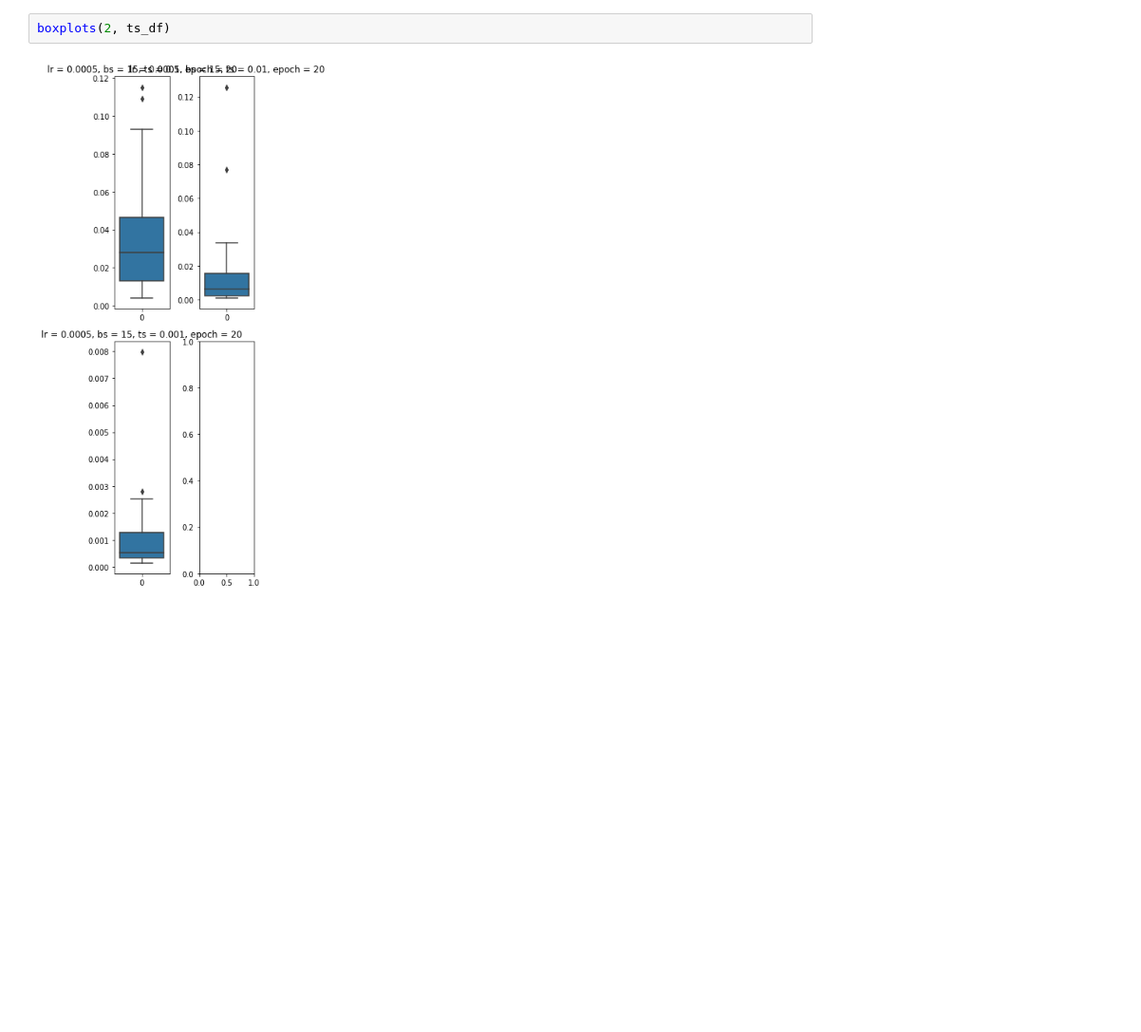
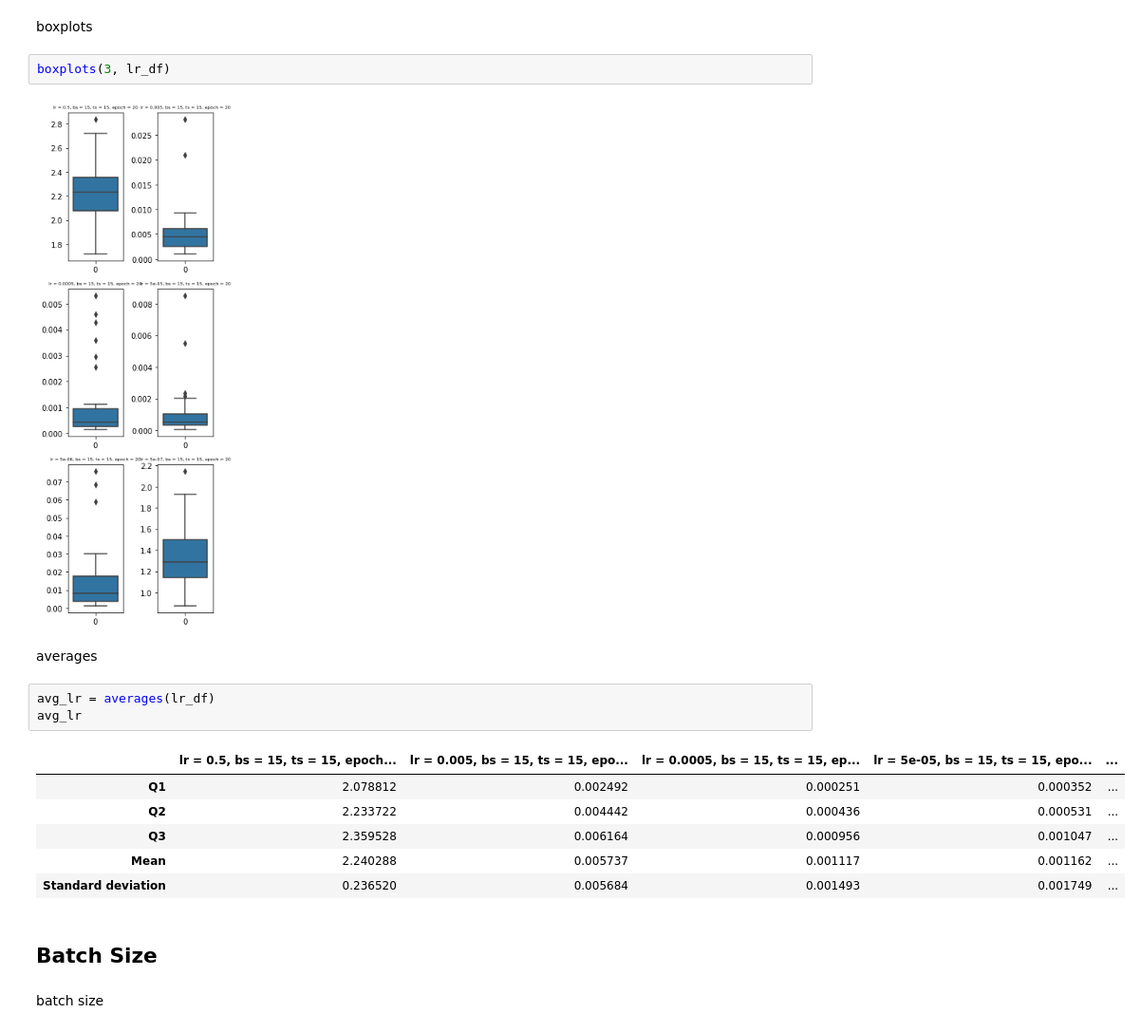
Before and after one commit to runnily/3095-Simulations-of-hybrid-systems-using-neural-networks, a Jupyter notebook: plots/Box plots/Van der Pol.ipynb, the cells around one changed output. Shown: that part at 95% size. Cells and saved outputs as stored; diff of their text form; blank space fills up the shorter version.

```diff
--- a/plots/Box plots/Van der Pol.ipynb
+++ b/plots/Box plots/Van der Pol.ipynb
@@ -29,4 +34,22 @@ ts_df
+# %% [markdown]
+boxplots
+# %%
+boxplots(3, lr_df)
+# %% [output]
+[figure, added]
+# %% [markdown]
+averages
 # %%
-boxplots(2, ts_df)
+avg_lr = averages(lr_df)
+avg_lr
 # %% [output]
-[figure, removed]
+|  | lr = 0.5, bs = 15, ts = 15, epoch... | lr = 0.005, bs = 15, ts = 15, epo... | lr = 0.0005, bs = 15, ts = 15, ep... | lr = 5e-05, bs = 15, ts = 15, epo... | ... |
+| Q1 | 2.078812 | 0.002492 | 0.000251 | 0.000352 | ... |
+| Q2 | 2.233722 | 0.004442 | 0.000436 | 0.000531 | ... |
+| Q3 | 2.359528 | 0.006164 | 0.000956 | 0.001047 | ... |
+| Mean | 2.240288 | 0.005737 | 0.001117 | 0.001162 | ... |
+| Standard deviation | 0.236520 | 0.005684 | 0.001493 | 0.001749 | ... |
+# %% [markdown]
+## Batch Size
+# %% [markdown]
+batch size
```
Also changed, not shown: parts of 32 cells of this notebook, 25 other files.
